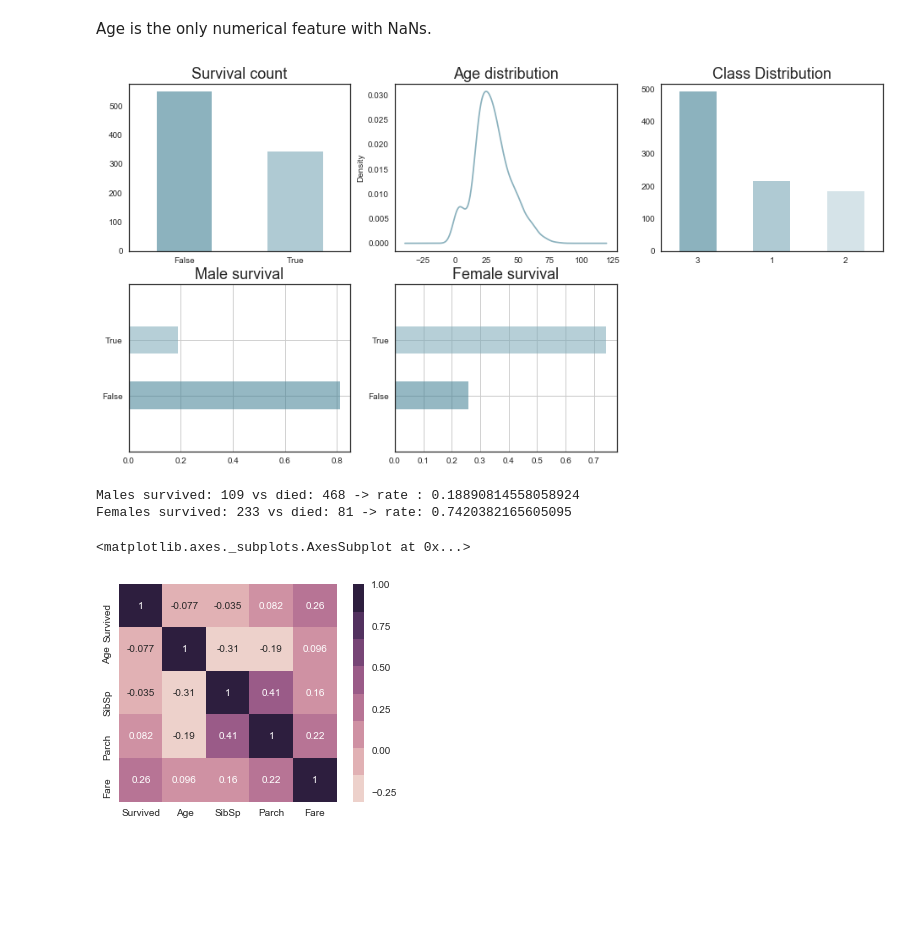
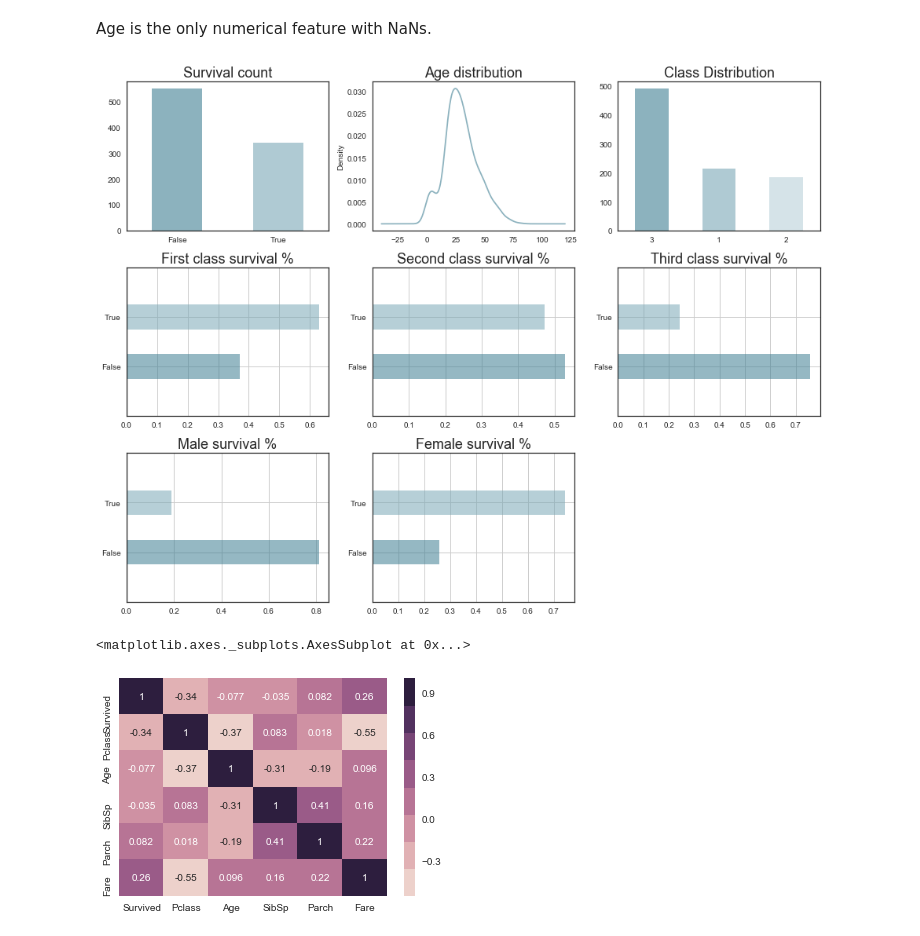
Before and after one commit to yangvnks/titanic-classification, a Jupyter notebook: data-visualisation.ipynb, the cells around one changed output. Saved outputs shown, nothing was run; the diff lists cells and outputs as text; code cells hidden in the pictures; blank space fills up the shorter version.

Commit message:
plot layout corrected

```diff
--- a/data-visualisation.ipynb
+++ b/data-visualisation.ipynb
@@ -111,60 +112,80 @@ df.describe()
 Age is the only numerical feature with NaNs. <br>
 # %%
 # specifies the parameters of our graphs
-fig=plt.figure(figsize=(16,8))
+fig=plt.figure(figsize=(13,10))
 
 
 # plots a bar graph of those who surived vs those who did not.
-ax1 = plt.subplot2grid((2,3), (0,0))
+ax1 = plt.subplot2grid((3,3), (0,0))
 df.Survived.value_counts().plot(kind='bar', alpha=0.6, title="Survival count" ,rot=0)
 
 
 
 # plots a bar graph of the age distribution
-ax2 = plt.subplot2grid((2,3), (0,1))
+ax2 = plt.subplot2grid((3,3), (0,1))
 df.Age.plot(kind='kde', alpha=0.6, title="Age distribution")
 
 
 # plots a bar graph of the class distribution
-ax3 = plt.subplot2grid((2,3),(0,2))
+ax3 = plt.subplot2grid((3,3),(0,2))
 df.Pclass.value_counts().plot(kind="bar", alpha=0.6, title="Class Distribution",rot=0)
+
+#count how many first/second/third class survived(1) vs died(0)
+df_third_cl = df.Survived[df.Pclass == 3].value_counts().sort_index()
+df_second_cl= df.Survived[df.Pclass == 2].value_counts().sort_index()
+df_first_cl = df.Survived[df.Pclass == 1].value_counts().sort_index()
+
+ax4 = plt.subplot2grid((3,3),(1,0))
+(df_first_cl/df_first_cl.sum()).plot(kind='barh',label='First', alpha=0.55, grid=True)
+plt.title("First class survival %")
+ax4.set_ylim(-1, 2)
+
+ax5 = plt.subplot2grid((3,3),(1,1))
+(df_second_cl/df_second_cl.sum()).plot(kind='barh',label='Second', alpha=0.55, grid=True)
+plt.title("Second class survival %")
+ax5.set_ylim(-1, 2)
+
+ax6 = plt.subplot2grid((3,3),(1,2))
+(df_third_cl/df_third_cl.sum()).plot(kind='barh',label='Third', alpha=0.55, grid=True)
+plt.title("Third class survival %")
+ax6.set_ylim(-1, 2)
+
 
 #Count males vs females
 num_males = df[df.Sex =='male'].shape[0]
 num_females = df[df.Sex =='female'].shape[0]
 
 #count how many males/females survived(1) vs died(0)
 df_male = df.Survived[df.Sex == 'male'].value_counts().sort_index()
 df_female = df.Survived[df.Sex == 'female'].value_counts().sort_index()
 
 #survival rate male vs female
 male_surv_rate = df_male[1]/num_males
 female_surv_rate = df_female[1]/num_females
 
 #Male survival plot
-ax4 = plt.subplot2grid((2,3),(1,0))
+ax7 = plt.subplot2grid((3,3),(2,0))
 (df_male/df_male.sum()).plot(kind='barh',label='Male', alpha=0.55, grid=True)
-plt.title("Male survival")
-ax4.set_ylim(-1, 2)
+plt.title("Male survival %")
+ax7.set_ylim(-1, 2)
 #Female survival plot
-ax4 = plt.subplot2grid((2,3),(1,1))
+ax8 = plt.subplot2grid((3,3),(2,1))
 (df_female/df_female.sum()).plot(kind='barh',label='Female', alpha=0.55, grid=True)
-plt.title("Female survival")
-ax4.set_ylim(-1, 2)
+plt.title("Female survival %")
+ax8.set_ylim(-1, 2)
 
-
+plt.tight_layout()
 plt.show()
 
-print("Males survived: {} vs died: {} -> rate : {}" .format(df_male[1],df_male[0],male_surv_rate))
-print("Females survived: {} vs died: {} -> rate: {}" .format(df_female[1],df_female[0],female_surv_rate))
+# print("Males survived: {} vs died: {} -> rate : {}" .format(df_male[1],df_male[0],male_surv_rate))
+# print("Females survived: {} vs died: {} -> rate: {}" .format(df_female[1],df_female[0],female_surv_rate))
 # %% [output]
-[figure, old version]
+[figure, new version]
-Males survived: 109 vs died: 468 -> rate : 0.18890814558058924
-Females survived: 233 vs died: 81 -> rate: 0.7420382165605095
 # %%
 #Correlation between features
+df["Pclass"]=pd.to_numeric(df["Pclass"])
 cov_matrix = df.corr(method="pearson")
-sns.heatmap(cov_matrix,square=True,annot=True,cmap=sns.cubehelix_palette(8))
+sns.heatmap(cov_matrix,square=False,annot=True,cmap=sns.cubehelix_palette(8))
 # %% [output]
 <matplotlib.axes._subplots.AxesSubplot at 0x...>
-[figure, old version]
+[figure, new version]
```
Also changed, not shown: parts of 3 cells of this notebook.
